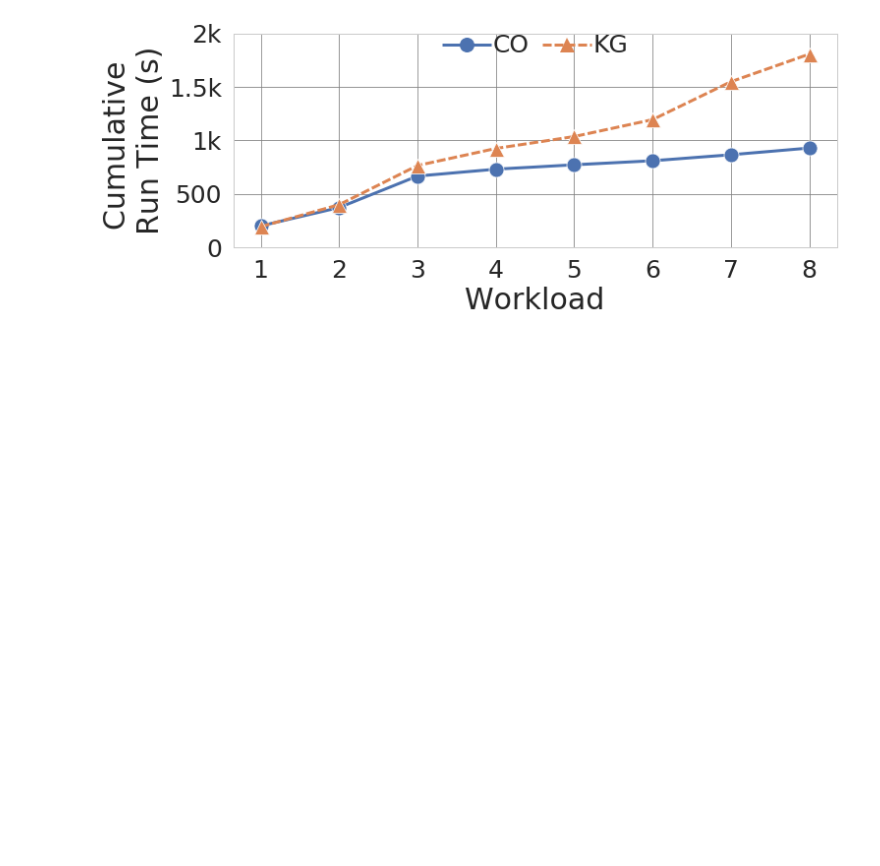
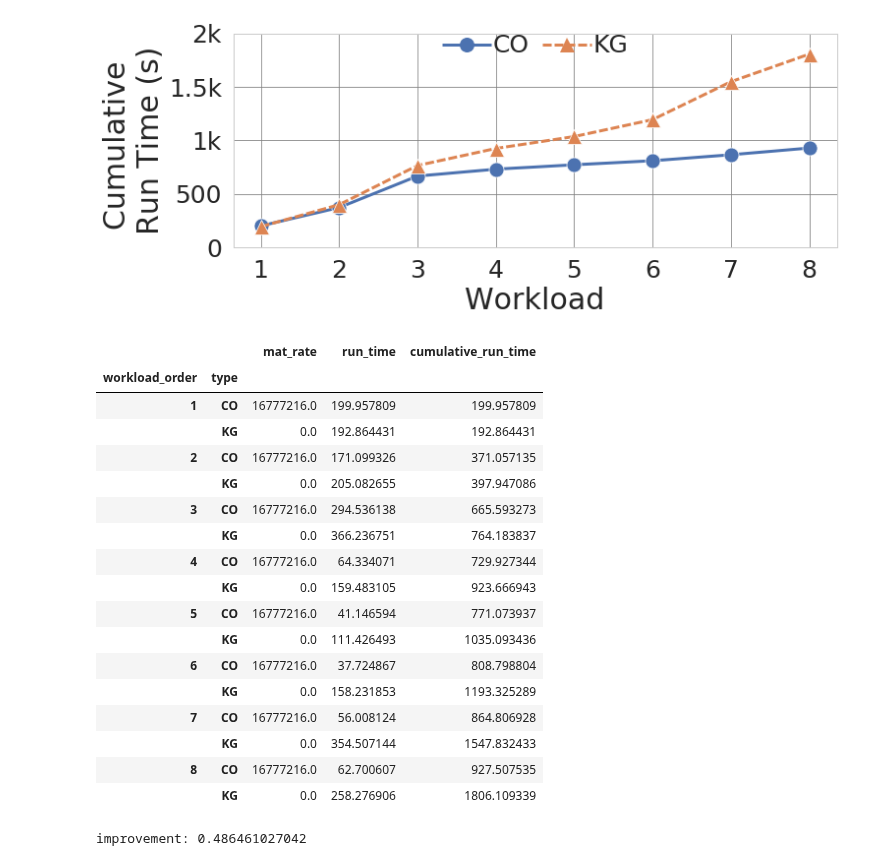
Before and after one commit to dbehrouz/ml-workload-optimization, a Jupyter notebook: code/collaborative-optimizer/paper/experiments/execution_time/different_workloads/plots.ipynb, the cells around one changed output. Cells and saved outputs as stored; diff of their text form; code cells hidden in the pictures; blank space fills up the shorter version.

```diff
--- a/code/collaborative-optimizer/paper/experiments/execution_time/different_workloads/plots.ipynb
+++ b/code/collaborative-optimizer/paper/experiments/execution_time/different_workloads/plots.ipynb
@@ -160,3 +160,30 @@ plot_executions_times(execution_times, output_directory+'/different_workloads.pg
 #plot_executions_times(execution_times)
 # %% [output]
 [figure]
+# %%
+execution_times.groupby(['workload_order','type']).mean()
+# %% [output]
+|  |  | mat_rate | run_time | cumulative_run_time |
+| workload_order | type |  |  |  |
+| 1 | CO | 16777216.0 | 199.957809 | 199.957809 |
+|  | KG | 0.0 | 192.864431 | 192.864431 |
+| 2 | CO | 16777216.0 | 171.099326 | 371.057135 |
+|  | KG | 0.0 | 205.082655 | 397.947086 |
+| 3 | CO | 16777216.0 | 294.536138 | 665.593273 |
+|  | KG | 0.0 | 366.236751 | 764.183837 |
+| 4 | CO | 16777216.0 | 64.334071 | 729.927344 |
+|  | KG | 0.0 | 159.483105 | 923.666943 |
+| 5 | CO | 16777216.0 | 41.146594 | 771.073937 |
+|  | KG | 0.0 | 111.426493 | 1035.093436 |
+| 6 | CO | 16777216.0 | 37.724867 | 808.798804 |
+|  | KG | 0.0 | 158.231853 | 1193.325289 |
+| 7 | CO | 16777216.0 | 56.008124 | 864.806928 |
+|  | KG | 0.0 | 354.507144 | 1547.832433 |
+| 8 | CO | 16777216.0 | 62.700607 | 927.507535 |
+|  | KG | 0.0 | 258.276906 | 1806.109339 |
+# %%
+KG = 1806.109339
+CO = 927.507535
+print 'improvement: {}'.format((KG - CO)/KG)
+# %% [output]
+improvement: 0.486461027042
```
Also changed, not shown: 3 other files.
